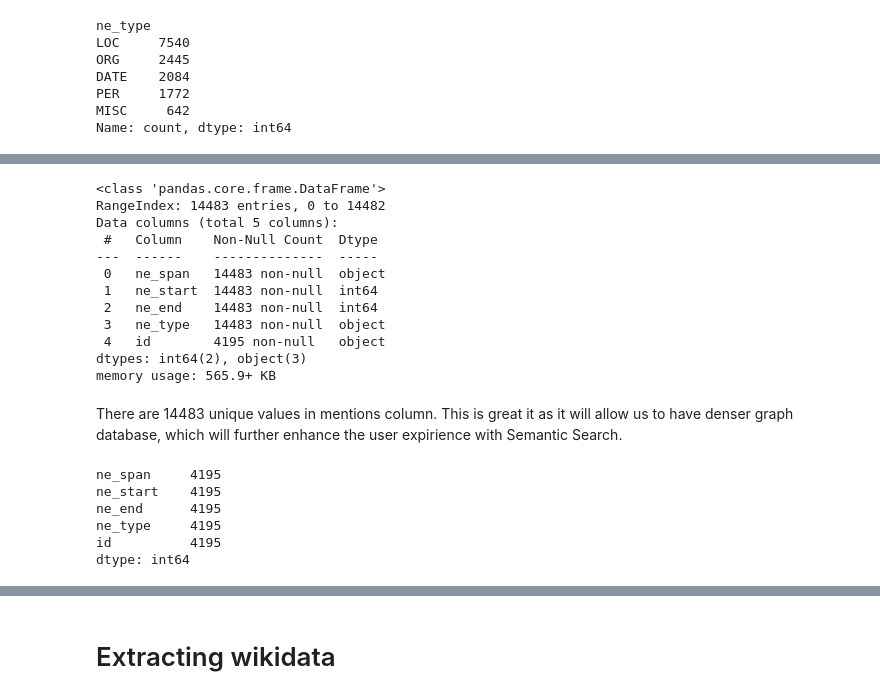
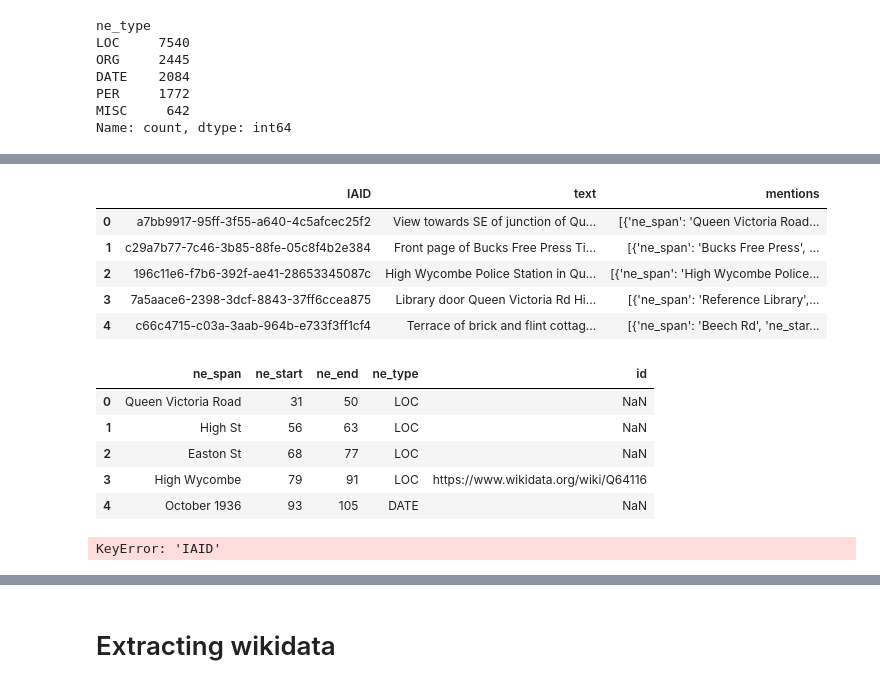
Before and after one commit to thebekhruz/Semantic_Search_v2.0, a Jupyter notebook: eda/notebooks/eda.ipynb, the cells around one changed output, grey strips where cells are left out. Cells and saved outputs as stored; diff of their text form; code cells hidden in the pictures.

```diff
--- a/eda/notebooks/eda.ipynb
+++ b/eda/notebooks/eda.ipynb
@@ -311,30 +459,50 @@ df_mentions['ne_span'].nunique()
+# %%
+# We need to now normalise the Date in the original text column.
+# We will use the extracted_date column to replace the original date values in the text column.
+
+# Replace the original date values with the normalised date values
+import re
+
+# Escape special characters in the 'ne_span' column for use in regex
+escaped_ne_span = [re.escape(span) for span in df_mentions_date['ne_span'].tolist()]
+
+# Replace the text using the escaped 'ne_span' values
+df['text'] = df['text'].replace(escaped_ne_span, df_mentions_date['exctracted_date'].tolist(), regex=True)
+df.head()
+# %% [output]
+|  | IAID | text | mentions |
+| 0 | a7bb9917-95ff-3f55-a640-4c5afcec25f2 | View towards SE of junction of Qu... | [{'ne_span': 'Queen Victoria Road... |
+| 1 | c29a7b77-7c46-3b85-88fe-05c8f4b2e384 | Front page of Bucks Free Press Ti... | [{'ne_span': 'Bucks Free Press', ... |
+| 2 | 196c11e6-f7b6-392f-ae41-28653345087c | High Wycombe Police Station in Qu... | [{'ne_span': 'High Wycombe Police... |
+| 3 | 7a5aace6-2398-3dcf-8843-37ff6ccea875 | Library door Queen Victoria Rd Hi... | [{'ne_span': 'Reference Library',... |
+| 4 | c66c4715-c03a-3aab-964b-e733f3ff1cf4 | Terrace of brick and flint cottag... | [{'ne_span': 'Beech Rd', 'ne_star... |
 # %%
-df_mentions.info()
+df_mentions.head()
 # %% [output]
-<class 'pandas.core.frame.DataFrame'>
-RangeIndex: 14483 entries, 0 to 14482
-Data columns (total 5 columns):
- #   Column    Non-Null Count  Dtype
----  ------    --------------  -----
- 0   ne_span   14483 non-null  object
- 1   ne_start  14483 non-null  int64
- 2   ne_end    14483 non-null  int64
- 3   ne_type   14483 non-null  object
- 4   id        4195 non-null   object
-dtypes: int64(2), object(3)
-memory usage: 565.9+ KB
+|  | ne_span | ne_start | ne_end | ne_type | id |
+| 0 | Queen Victoria Road | 31 | 50 | LOC | NaN |
+| 1 | High St | 56 | 63 | LOC | NaN |
+| 2 | Easton St | 68 | 77 | LOC | NaN |
+| 3 | High Wycombe | 79 | 91 | LOC | https://www.wikidata.org/wiki/Q64116 |
+| 4 | October 1936 | 93 | 105 | DATE | NaN |
-# %% [markdown]
-There are 14483 unique values in mentions column. This is great it as it will allow us to have denser graph database, which will further enhance the user expirience with Semantic Search.
-# %%
-# Check which ne_type have id values
-df_mentions_with_id = df_mentions[df_mentions['id'].notnull()]
-df_mentions_with_id.count()
-
-# From 14483 values only 4195 values acctually contain id values.
-# %% [output]
-ne_span     4195
-ne_start    4195
-ne_end      4195
-ne_type     4195
-id          4195
-dtype: int64
+# %%
+# Filter the DataFrame to get entries with ne_type 'DATE'
+date_mentions = df_mentions[df_mentions['ne_type'] == 'DATE']
+
+# Select one entry (e.g., the first entry)
+entry = date_mentions.iloc[0]
+
+# Get the IAID of the selected entry
+iaid = entry['IAID']
+
+# Get the corresponding text from the df_text DataFrame
+text_entry = df_text[df_text['IAID'] == iaid].iloc[0]
+
+# Access the full text and mentions span
+full_text = text_entry['text']
+mention_span = entry['ne_span']
+
+print("Full Text:", full_text)
+print("Mention Span:", mention_span)
+# %% [output]
+KeyError: 'IAID'
```
Also changed, not shown: parts of 44 cells of this notebook, 1 other file.
